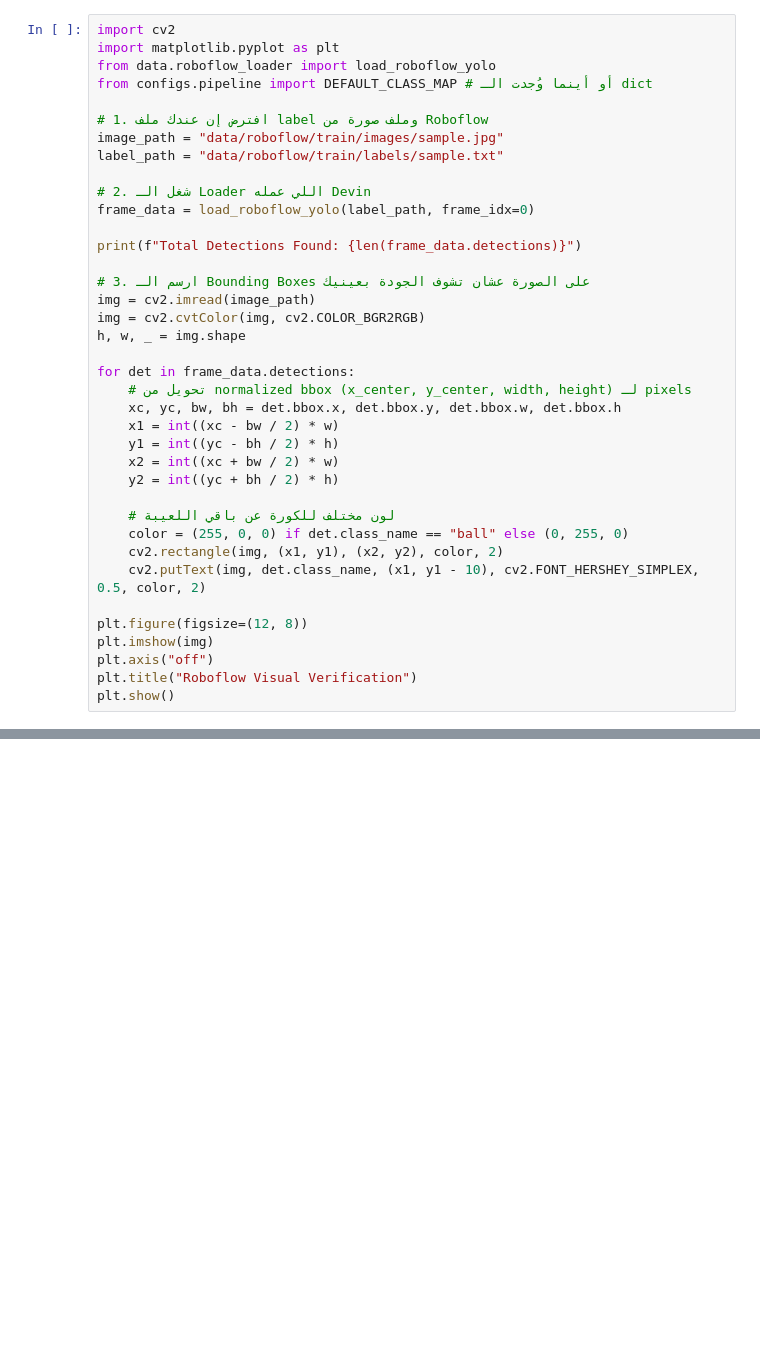
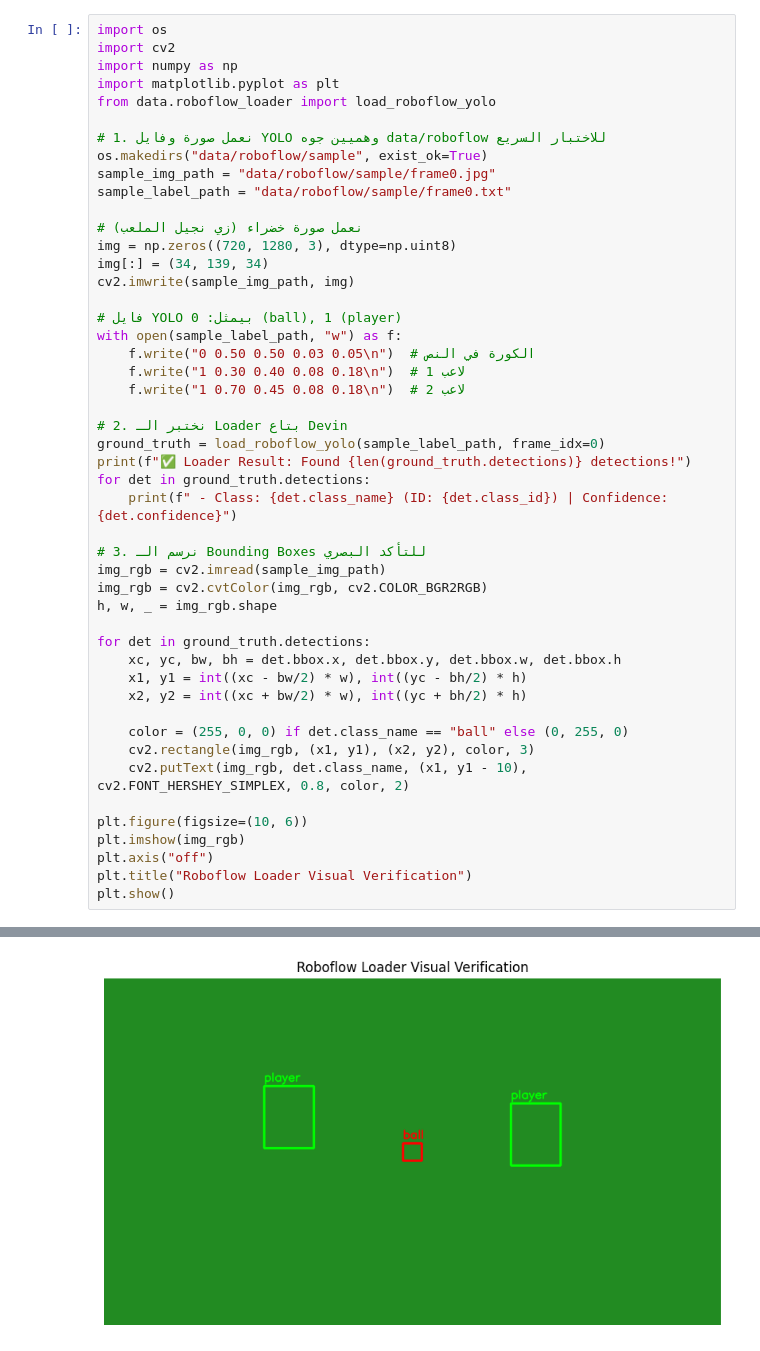
Before and after one commit to Abdelazimm/The_Autonomous_Scout_and_Effort_Analyzer, a Jupyter notebook: notebooks/Autonomus_scout.ipynb, the cells around one changed output, grey strips where cells are left out. Saved outputs shown, nothing was run; the diff lists cells and outputs as text; blank space fills up the shorter version.

```diff
--- a/notebooks/Autonomus_scout.ipynb
+++ b/notebooks/Autonomus_scout.ipynb
@@ -27,39 +27,49 @@ Successfully installed deep-sort-realtime-1.3.2 filetype-1.2.0 opencv-python-hea
 # %%
+import os
 import cv2
+import numpy as np
 import matplotlib.pyplot as plt
 from data.roboflow_loader import load_roboflow_yolo
-from configs.pipeline import DEFAULT_CLASS_MAP # أو أينما وُجدت الـ dict
 
-# 1. افترض إن عندك ملف label وملف صورة من Roboflow
-image_path = "data/roboflow/train/images/sample.jpg"
-label_path = "data/roboflow/train/labels/sample.txt"
+# 1. نعمل صورة وفايل YOLO وهميين جوه data/roboflow للاختبار السريع
+os.makedirs("data/roboflow/sample", exist_ok=True)
+sample_img_path = "data/roboflow/sample/frame0.jpg"
+sample_label_path = "data/roboflow/sample/frame0.txt"
 
-# 2. شغل الـ Loader اللي عمله Devin
-frame_data = load_roboflow_yolo(label_path, frame_idx=0)
+# نعمل صورة خضراء (زي نجيل الملعب)
+img = np.zeros((720, 1280, 3), dtype=np.uint8)
+img[:] = (34, 139, 34)
+cv2.imwrite(sample_img_path, img)
 
-print(f"Total Detections Found: {len(frame_data.detections)}")
+# فايل YOLO بيمثل: 0 (ball), 1 (player)
+with open(sample_label_path, "w") as f:
+    f.write("0 0.50 0.50 0.03 0.05\n")  # الكورة في النص
+    f.write("1 0.30 0.40 0.08 0.18\n")  # لاعب 1
+    f.write("1 0.70 0.45 0.08 0.18\n")  # لاعب 2
 
-# 3. ارسم الـ Bounding Boxes على الصورة عشان تشوف الجودة بعينيك
-img = cv2.imread(image_path)
-img = cv2.cvtColor(img, cv2.COLOR_BGR2RGB)
-h, w, _ = img.shape
+# 2. نختبر الـ Loader بتاع Devin
+ground_truth = load_roboflow_yolo(sample_label_path, frame_idx=0)
+print(f"✅ Loader Result: Found {len(ground_truth.detections)} detections!")
+for det in ground_truth.detections:
+    print(f" - Class: {det.class_name} (ID: {det.class_id}) | Confidence: {det.confidence}")
 
-for det in frame_data.detections:
-    # تحويل من normalized bbox (x_center, y_center, width, height) لـ pixels
+# 3. نرسم الـ Bounding Boxes للتأكد البصري
+img_rgb = cv2.imread(sample_img_path)
+img_rgb = cv2.cvtColor(img_rgb, cv2.COLOR_BGR2RGB)
+h, w, _ = img_rgb.shape
+
+for det in ground_truth.detections:
     xc, yc, bw, bh = det.bbox.x, det.bbox.y, det.bbox.w, det.bbox.h
-    x1 = int((xc - bw / 2) * w)
-    y1 = int((yc - bh / 2) * h)
-    x2 = int((xc + bw / 2) * w)
-    y2 = int((yc + bh / 2) * h)
+    x1, y1 = int((xc - bw/2) * w), int((yc - bh/2) * h)
+    x2, y2 = int((xc + bw/2) * w), int((yc + bh/2) * h)
 
-    # لون مختلف للكورة عن باقي اللعيبة
     color = (255, 0, 0) if det.class_name == "ball" else (0, 255, 0)
-    cv2.rectangle(img, (x1, y1), (x2, y2), color, 2)
-    cv2.putText(img, det.class_name, (x1, y1 - 10), cv2.FONT_HERSHEY_SIMPLEX, 0.5, color, 2)
+    cv2.rectangle(img_rgb, (x1, y1), (x2, y2), color, 3)
+    cv2.putText(img_rgb, det.class_name, (x1, y1 - 10), cv2.FONT_HERSHEY_SIMPLEX, 0.8, color, 2)
 
-plt.figure(figsize=(12, 8))
-plt.imshow(img)
+plt.figure(figsize=(10, 6))
+plt.imshow(img_rgb)
 plt.axis("off")
-plt.title("Roboflow Visual Verification")
+plt.title("Roboflow Loader Visual Verification")
 plt.show()
 # %% [output]
@@ -66,0 +80 @@ ModuleNotFoundError: No module named 'data'
+[figure, added]
```
Also changed, not shown: parts of 7 cells of this notebook, 6 other files.
